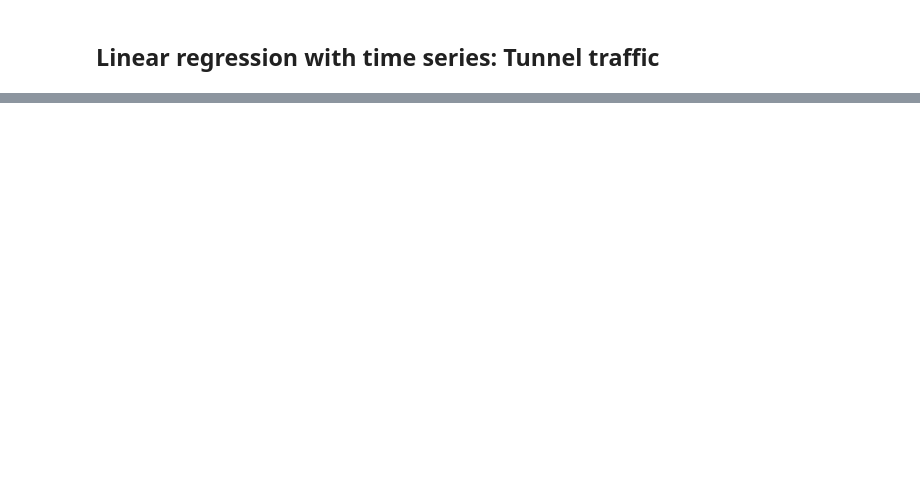
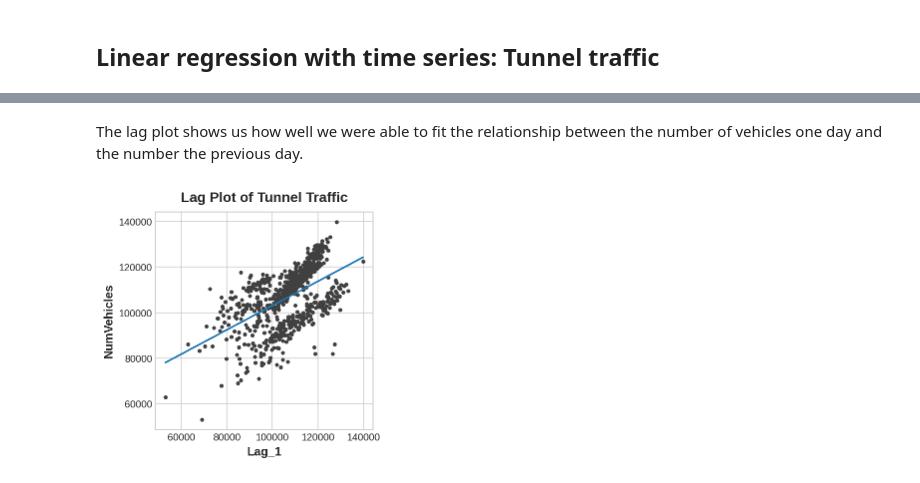
Before and after one commit to babakpst/Machine_Learning, a Jupyter notebook: MyPracticeCodes/TimeSeries1_Linear_Regression_with_TimeSeries.ipynb, the cells around one changed output, grey strips where cells are left out. Drawn from its saved outputs; the diff is of its cells as text; code cells hidden in the pictures; blank space fills up the shorter version.

```diff
--- a/MyPracticeCodes/TimeSeries1_Linear_Regression_with_TimeSeries.ipynb
+++ b/MyPracticeCodes/TimeSeries1_Linear_Regression_with_TimeSeries.ipynb
@@ -38,0 +93,3 @@ tunnel.head()
+# %%
+df['Lag_1'] = df['NumVehicles'].shift(1)
+df.head()
@@ -38,0 +106,17 @@ tunnel.head()
+# %%
+from sklearn.linear_model import LinearRegression
+
+X = df.loc[:, ['Lag_1']]
+
+print(X.head())
+
+X.dropna(inplace=True)  # drop missing values in the feature set
+y = df.loc[:, 'NumVehicles']  # create the target
+y, X = y.align(X, join='inner')  # drop corresponding values in target
+
+model = LinearRegression()
+model.fit(X, y)
+
+y_pred = pd.Series(model.predict(X), index=X.index)
+
+print(f"here are the regression parameters: coef={model.coef_}, intercept={model.intercept_}")
@@ -38,0 +132,12 @@ tunnel.head()
+# %% [markdown]
+The lag plot shows us how well we were able to fit the relationship between the number of vehicles one day and the number the previous day.
+# %%
+fig, ax = plt.subplots()
+ax.plot(X['Lag_1'], y, '.', color='0.25')
+ax.plot(X['Lag_1'], y_pred)
+ax.set_aspect('equal')
+ax.set_ylabel('NumVehicles')
+ax.set_xlabel('Lag_1')
+ax.set_title('Lag Plot of Tunnel Traffic');
+# %% [output]
+[figure, added]
```
Also changed, not shown: parts of 13 cells of this notebook, 10 other files.
